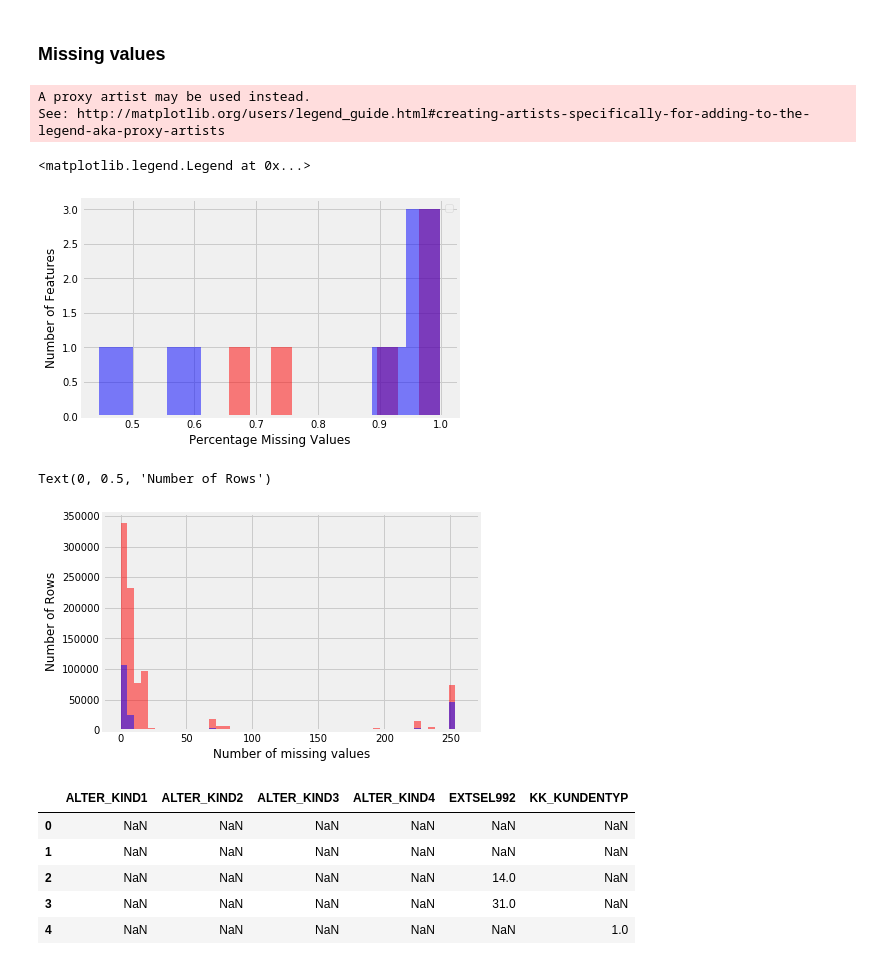
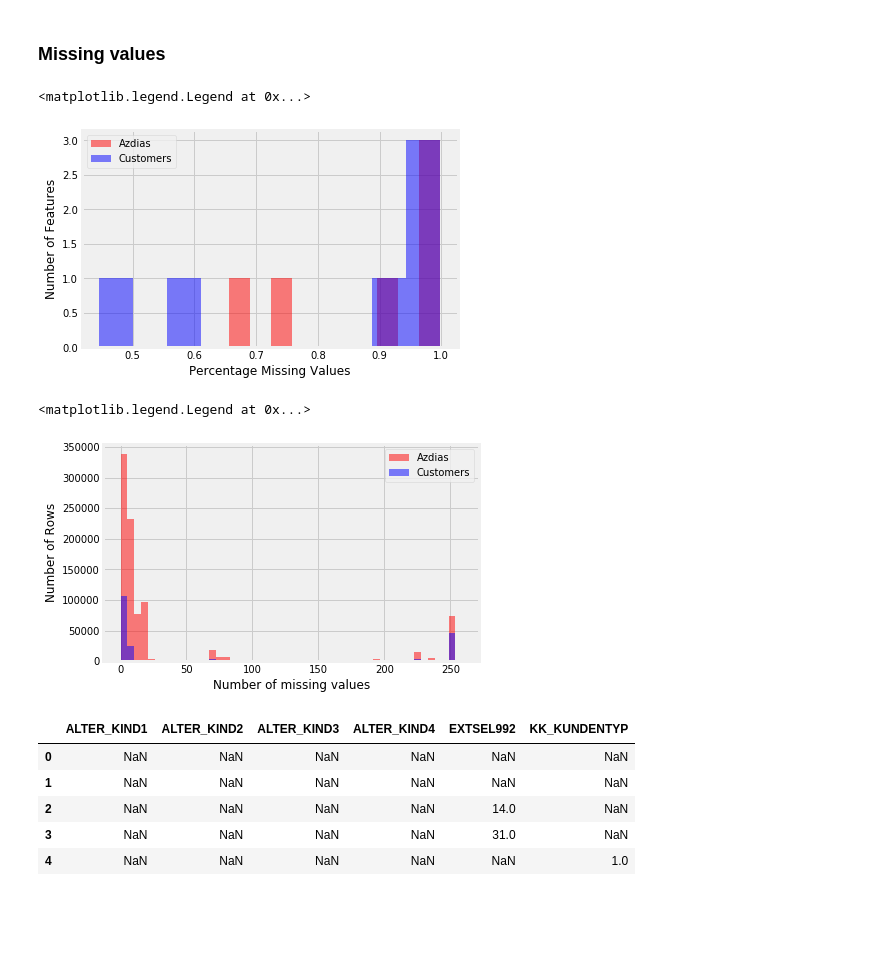
Before and after one commit to tmishinev/Customer_Segmentation_report-Arvato_Bertelsmann, a Jupyter notebook: Arvato Project Workbook.ipynb, the cells around one changed output. Saved outputs shown, nothing was run; the diff lists cells and outputs as text; code cells hidden in the pictures; blank space fills up the shorter version.

```diff
--- a/Arvato Project Workbook.ipynb
+++ b/Arvato Project Workbook.ipynb
@@ -134,27 +135,26 @@ customers = unknown_unify(customers, attributes)
 # %%
 #missing vaues per feature histogram
 col_azdiaz = azdias.isnull().sum()/len(azdias)
 col_customers = customers.isnull().sum()/len(customers)
-plt.hist(col_azdiaz[col_azdiaz > 0.3], fc=(1, 0, 0, 0.5))
-plt.hist(col_customers[col_customers > 0.3], fc=(0, 0, 1, 0.5))
+plt.hist(col_azdiaz[col_azdiaz > 0.3], fc=(1, 0, 0, 0.5), label='Azdias')
+plt.hist(col_customers[col_customers > 0.3], fc=(0, 0, 1, 0.5), label='Customers')
 plt.xlabel('Percentage Missing Values')
 plt.ylabel('Number of Features')
-plt.legend('a', 'n')
+plt.legend()
 # %% [output]
-A proxy artist may be used instead.
-See: http://matplotlib.org/users/legend_guide.html#creating-artists-specifically-for-adding-to-the-legend-aka-proxy-artists
+<matplotlib.legend.Legend at 0x...>
-<matplotlib.legend.Legend at 0x...>
-[figure, old version]
+[figure, new version]
 # %%
 #plot histogram missing values per row
 bins = 50
-plt.hist(azdias.isnull().sum(axis=1), bins, fc=(1, 0, 0, 0.5))
-plt.hist(customers.isnull().sum(axis=1), bins, fc=(0, 0, 1, 0.5))
+plt.hist(azdias.isnull().sum(axis=1), bins, fc=(1, 0, 0, 0.5), label='Azdias')
+plt.hist(customers.isnull().sum(axis=1), bins, fc=(0, 0, 1, 0.5), label='Customers')
 plt.xlabel('Number of missing values')
 plt.ylabel('Number of Rows')
+plt.legend()
 # %% [output]
-Text(0, 0.5, 'Number of Rows')
+<matplotlib.legend.Legend at 0x...>
-[figure, old version]
+[figure, new version]
 # %%
 #display features with more than 30% missing values
 missing_values = azdias.isnull().sum()/len(azdias)
```
Also changed, not shown: parts of 5 cells of this notebook.
